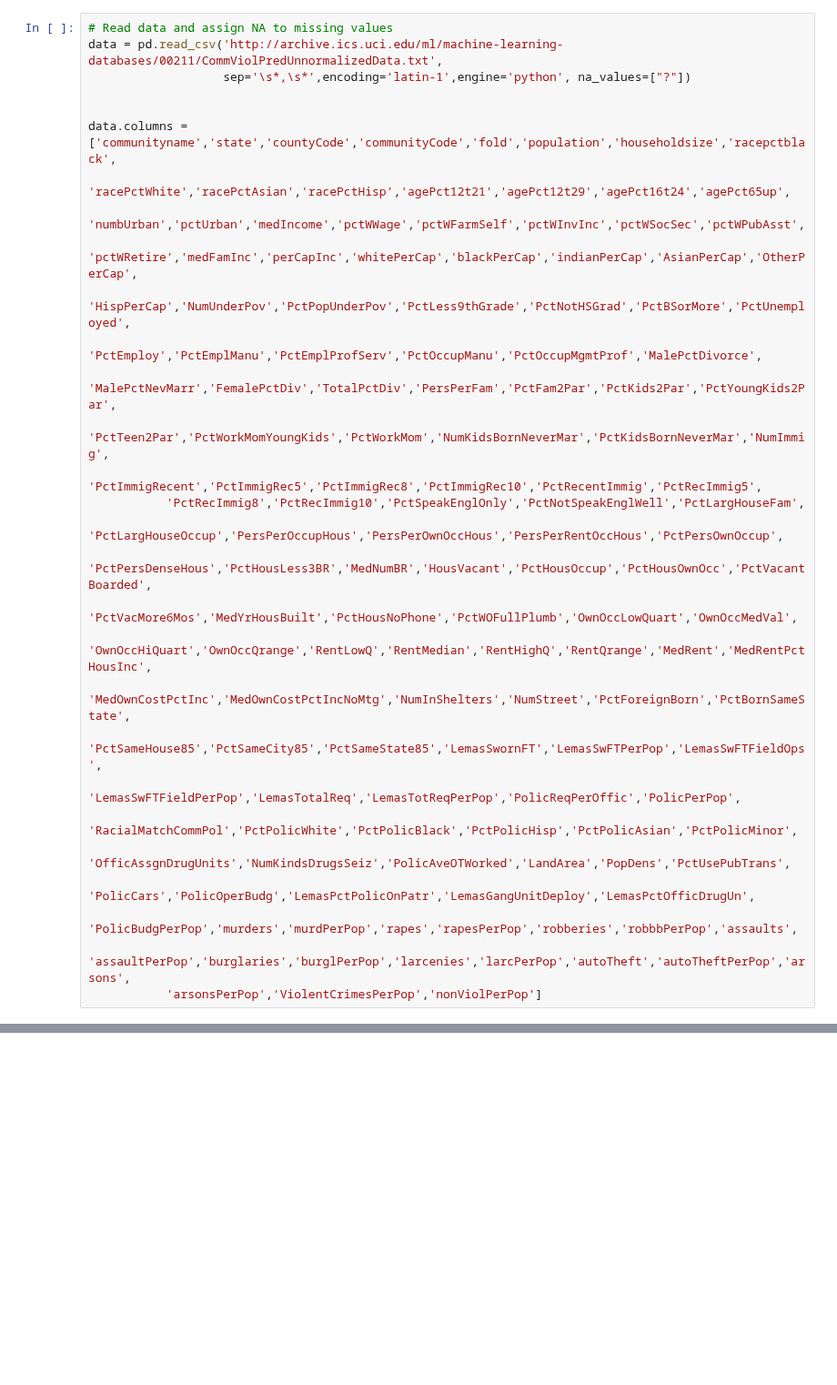
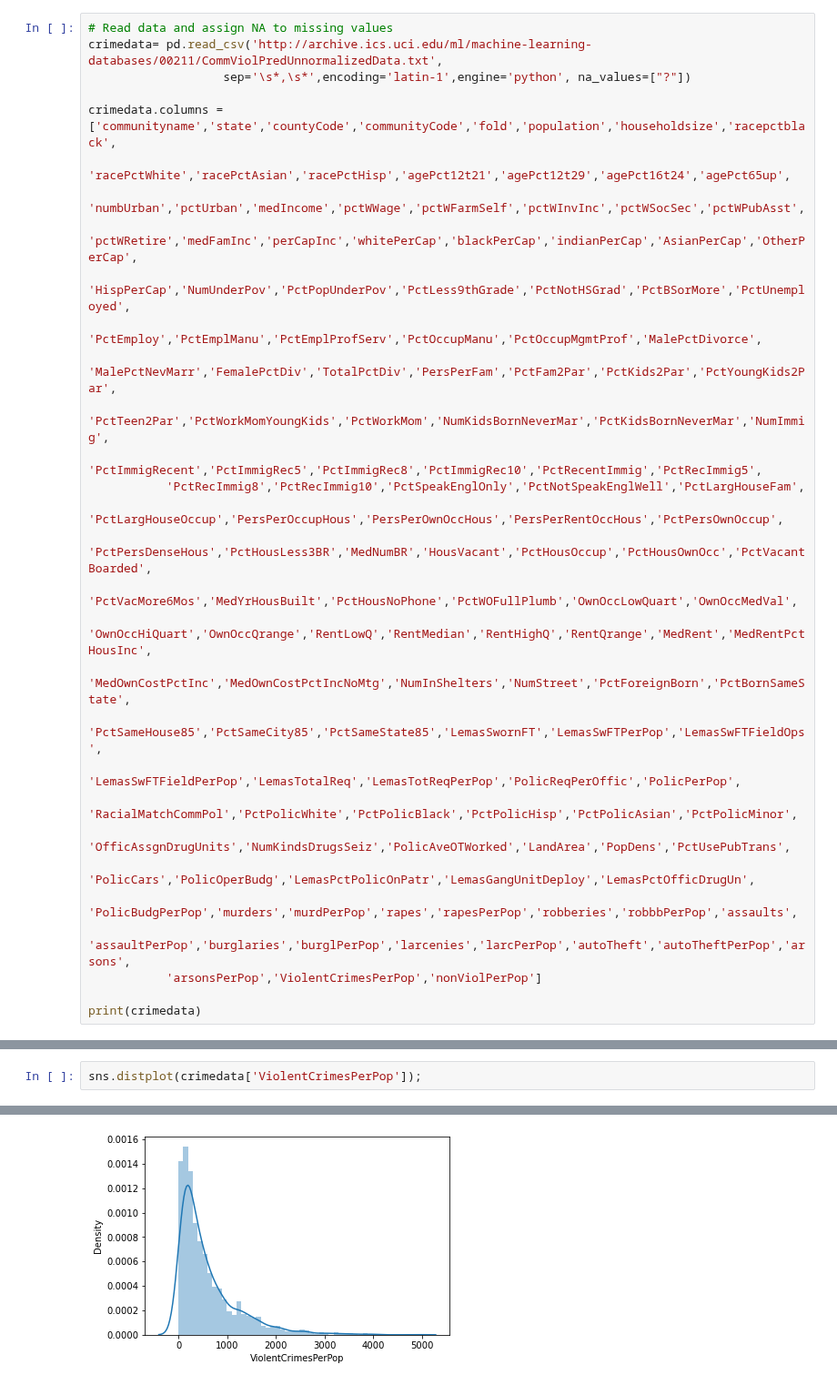
Before and after one commit to blueriver212/Crime_Prediction_ML, a Jupyter notebook: ESDA.ipynb, the cells around one changed output, grey strips where cells are left out. Shown at 91% size. Saved outputs shown, nothing was run; the diff lists cells and outputs as text; blank space fills up the shorter version.

```diff
--- a/ESDA.ipynb
+++ b/ESDA.ipynb
@@ -12,10 +21,9 @@ from plotly.offline import download_plotlyjs, init_notebook_mode, plot, iplot
 # %%
 # Read data and assign NA to missing values
-data = pd.read_csv('http://archive.ics.uci.edu/ml/machine-learning-databases/00211/CommViolPredUnnormalizedData.txt',
+crimedata= pd.read_csv('http://archive.ics.uci.edu/ml/machine-learning-databases/00211/CommViolPredUnnormalizedData.txt',
                    sep='\s*,\s*',encoding='latin-1',engine='python', na_values=["?"])
 
-
-data.columns = ['communityname','state','countyCode','communityCode','fold','population','householdsize','racepctblack',
+crimedata.columns = ['communityname','state','countyCode','communityCode','fold','population','householdsize','racepctblack',
            'racePctWhite','racePctAsian','racePctHisp','agePct12t21','agePct12t29','agePct16t24','agePct65up',
            'numbUrban','pctUrban','medIncome','pctWWage','pctWFarmSelf','pctWInvInc','pctWSocSec','pctWPubAsst',
            'pctWRetire','medFamInc','perCapInc','whitePerCap','blackPerCap','indianPerCap','AsianPerCap','OtherPerCap',
@@ -38,4 +46,6 @@ data.columns = ['communityname','state','countyCode','communityCode','fold','pop
            'PolicBudgPerPop','murders','murdPerPop','rapes','rapesPerPop','robberies','robbbPerPop','assaults',
            'assaultPerPop','burglaries','burglPerPop','larcenies','larcPerPop','autoTheft','autoTheftPerPop','arsons',
            'arsonsPerPop','ViolentCrimesPerPop','nonViolPerPop']
+
+print(crimedata)
 # %% [output]
@@ -54,0 +94,3 @@ data.columns = ['communityname','state','countyCode','communityCode','fold','pop
+# %%
+sns.distplot(crimedata['ViolentCrimesPerPop']);
+# %% [output]
@@ -54,0 +98 @@ data.columns = ['communityname','state','countyCode','communityCode','fold','pop
+[figure, added]
```
Also changed, not shown: parts of 28 cells of this notebook.
